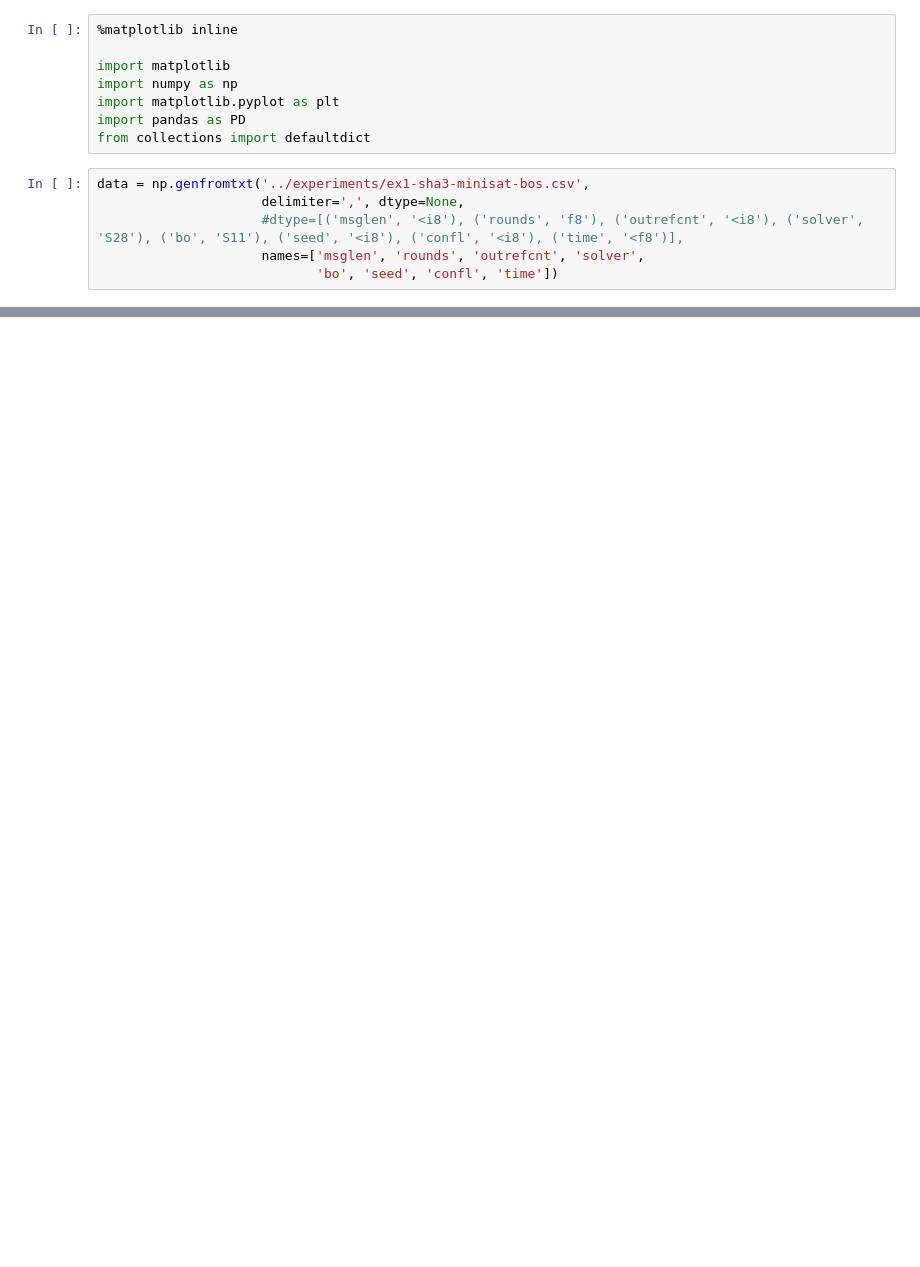
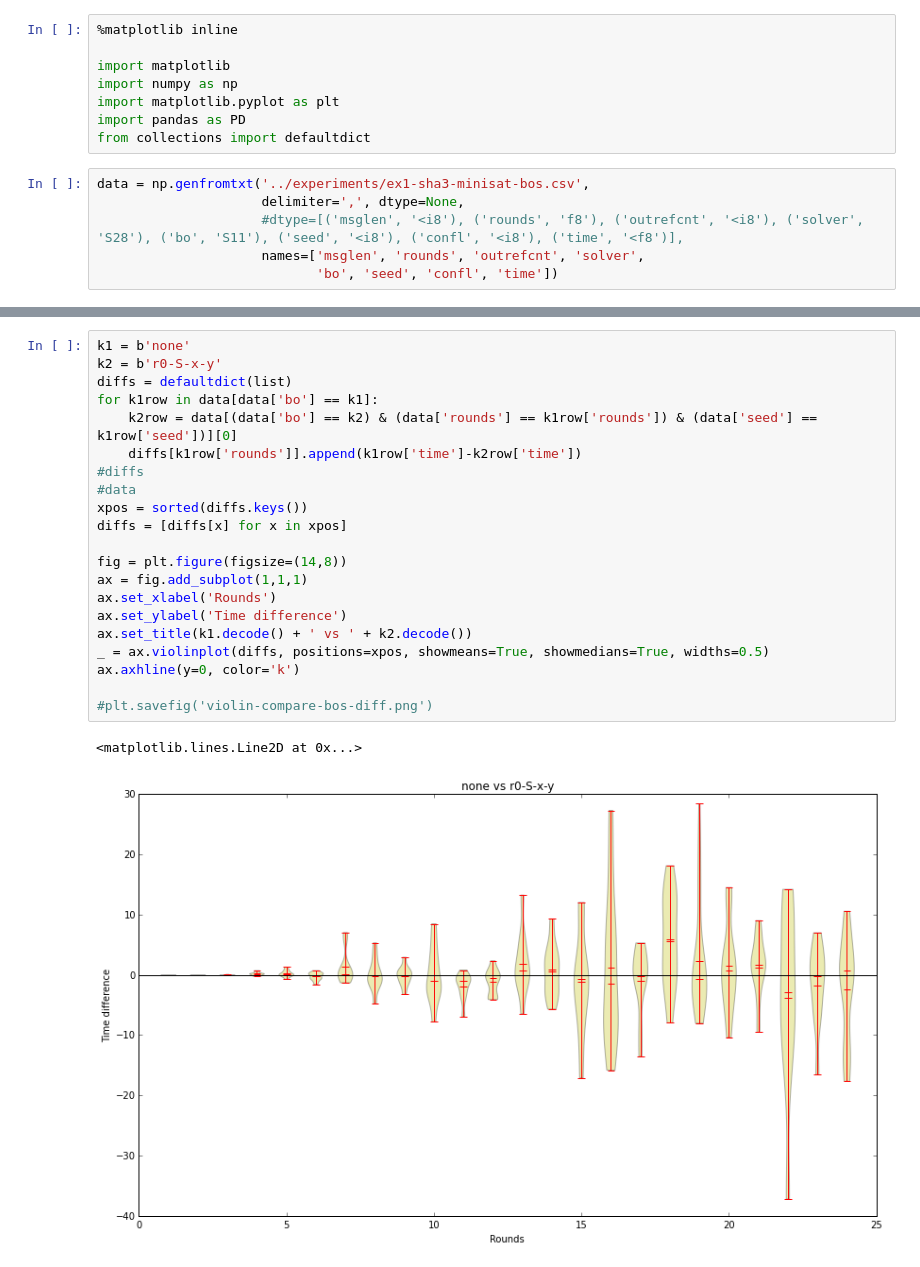
Before and after one commit to lacop/master-thesis-code, a Jupyter notebook: ntb/Test plots.ipynb, the cells around one changed output, grey strips where cells are left out. Drawn from its saved outputs; the diff is of its cells as text; blank space fills up the shorter version.

```diff
--- a/ntb/Test plots.ipynb
+++ b/ntb/Test plots.ipynb
@@ -96,0 +85,24 @@ dir(x['cmins'])
+# %%
+k1 = b'none'
+k2 = b'r0-S-x-y'
+diffs = defaultdict(list)
+for k1row in data[data['bo'] == k1]:
+    k2row = data[(data['bo'] == k2) & (data['rounds'] == k1row['rounds']) & (data['seed'] == k1row['seed'])][0]
+    diffs[k1row['rounds']].append(k1row['time']-k2row['time'])
+#diffs
+#data
+xpos = sorted(diffs.keys())
+diffs = [diffs[x] for x in xpos]
+
+fig = plt.figure(figsize=(14,8))
+ax = fig.add_subplot(1,1,1)
+ax.set_xlabel('Rounds')
+ax.set_ylabel('Time difference')
+ax.set_title(k1.decode() + ' vs ' + k2.decode())
+_ = ax.violinplot(diffs, positions=xpos, showmeans=True, showmedians=True, widths=0.5)
+ax.axhline(y=0, color='k')
+
+#plt.savefig('violin-compare-bos-diff.png')
+# %% [output]
+<matplotlib.lines.Line2D at 0x...>
+[figure, added]
```
Also changed, not shown: parts of 5 cells of this notebook, 2 other files.
